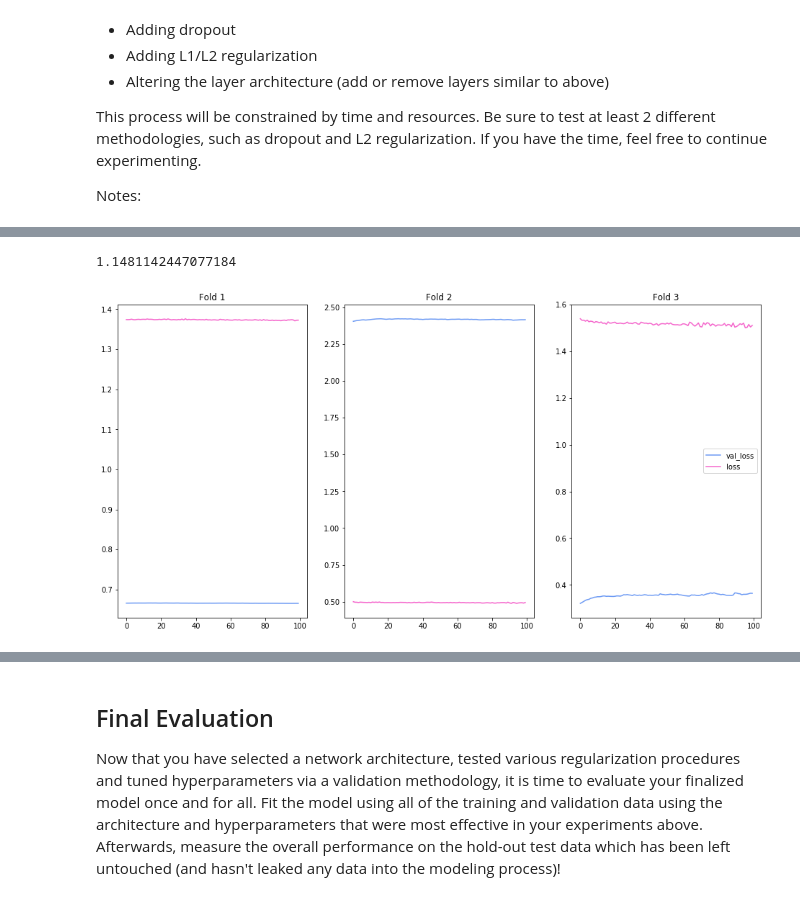
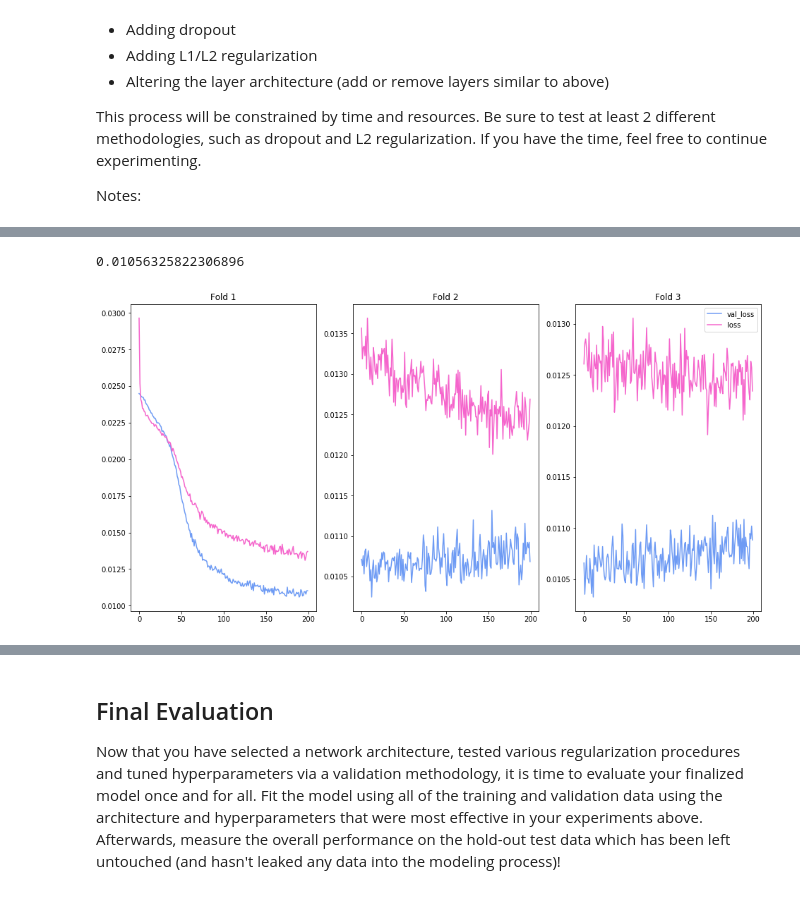
Before and after one commit to jrkreiger/flatiron-school-coursework, a Jupyter notebook: section46/dsc-tuning-neural-networks-from-start-to-finish-lab-online-ds-ft-081219/index.ipynb, the cells around one changed output, grey strips where cells are left out. Drawn from its saved outputs; the diff is of its cells as text; code cells hidden in the pictures.

Commit message:
reprocess data so models converge

```diff
--- a/section46/dsc-tuning-neural-networks-from-start-to-finish-lab-online-ds-ft-081219/index.ipynb
+++ b/section46/dsc-tuning-neural-networks-from-start-to-finish-lab-online-ds-ft-081219/index.ipynb
@@ -264,11 +236,3 @@ X = pd.concat([X0, X1_dummies, X2_dummies, X3, X4, X5, X6], axis=1)
-# %%
-# Normalize output data
-y = (y - np.mean(y))/np.std(y)
 # %%
 # Train-test splits
-X_train, X_test, y_train, y_test = train_test_split(X, y, test_size=0.1,
-                                                    random_state=123)
-
-X_train, X_val, y_train, y_val = train_test_split(X_train, y_train,
-                                                  test_size=0.2,
-                                                  random_state=123)
+X_train, X_test, y_train, y_test = train_test_split(X, y, random_state=123)
@@ -298,7 +319,7 @@ def k_folds(features_train, labels_train, model_obj, k=3, n_epochs=100):
 
         model = model_obj
         history = model.fit(X_train, y_train, batch_size=32, epochs=n_epochs,
-                            verbose=0, validation_data=(X_val, y_val))
+                            verbose=0, validation_split=0.2)
 
         val_score = model.evaluate(X_val, y_val)
         val_scores.append(val_score)
@@ -320,7 +341,7 @@ def k_folds(features_train, labels_train, model_obj, k=3, n_epochs=100):
 Here, it is also important to define your evaluation metric that you will look to optimize while tuning the model. Additionally, model training to optimize this metric may consist of using a validation and test set if data is plentiful, or k-folds cross-validation if data is limited. Since this dataset is not overly large, it will be most appropriate to set up a k-folds cross-validation
 # %%
 # Your code here; define and compile an initial model as described
-input_dims = X_train.shape[1]
+input_dims = X_train_ready.shape[1]
 
 np.random.seed(123)
 model = Sequential()
@@ -426,18 +468,17 @@ Notes:
 # Dropout
 # ⏰ This cell may take several minutes to run
 model = Sequential()
-model.add(Dense(7, activation='relu', kernel_initializer='normal',
-                input_dim=input_dims))
+model.add(Dense(7, activation='relu', input_dim=input_dims))
 model.add(Dropout(0.3))
-model.add(Dense(10, activation='relu'))
+model.add(Dense(20, activation='relu'))
 model.add(Dropout(0.3))
-model.add(Dense(10, activation='relu'))
+model.add(Dense(20, activation='relu'))
 model.add(Dropout(0.3))
-model.add(Dense(10, activation='relu'))
+model.add(Dense(20, activation='relu'))
 model.add(Dropout(0.3))
-model.add(Dense(1, activation='linear', kernel_initializer='normal'))
+model.add(Dense(1, activation='linear'))
 
 model.compile(optimizer='sgd', loss='mse', metrics=['mse'])
 
-k_folds(X_train, y_train, model)
+k_folds(X_train_ready, y_train_ready, model, n_epochs=200)
 # %% [output]
@@ -449,2 +490,2 @@ STD of validation scores: 0.9041402906588325
-1.1481142447077184
+0.01056325822306896
-[figure, old version]
+[figure, new version]
```
Also changed, not shown: parts of 17 cells of this notebook.
